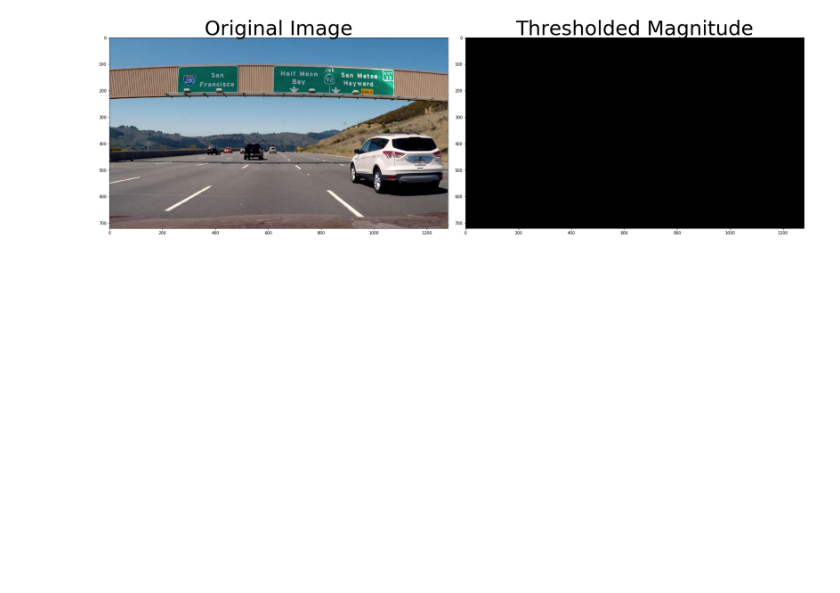
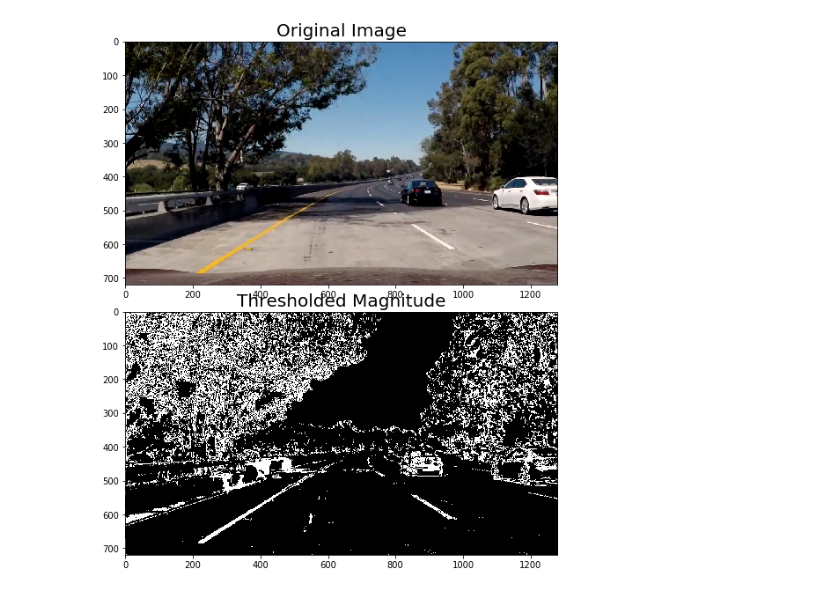
Before and after one commit to singlavinod/Self-Driving-Car-NanoDegree-Udacity, a Jupyter notebook: Term1-Computer-Vision-and-Deep-Learning/Project4-Advanced-Lane_Lines/visualize.ipynb, the cells around one changed output. Cells and saved outputs as stored; diff of their text form; code cells hidden in the pictures; blank space fills up the shorter version.

```diff
--- a/Term1-Computer-Vision-and-Deep-Learning/Project4-Advanced-Lane_Lines/visualize.ipynb
+++ b/Term1-Computer-Vision-and-Deep-Learning/Project4-Advanced-Lane_Lines/visualize.ipynb
@@ -6,6 +6,7 @@ import cv2
 import random
 %matplotlib inline
 # %%
-img = mpimg.imread(r"C:\Users\VINOD\Google Drive\SDCND\img.png")
+#img = mpimg.imread(r"C:\Users\VINOD\Google Drive\SDCND\img.png")
+img = mpimg.imread(r"C:\Users\VINOD\Google Drive\SDCND\CarND-Advanced-Lane-Lines\color-shadow-example.jpg")
 imgplot = plt.imshow(img)
 # %% [output]
@@ -92,7 +107,21 @@ def hls_select(img, thresh=(0, 255)):
 ksize = 3 # Choose a larger odd number to smooth gradient measurements
 
 # Apply each of the thresholding functions
-gradx = abs_sobel_thresh(img, orient='x', sobel_kernel=ksize, thresh=(0, 255))
-grady = abs_sobel_thresh(img, orient='y', sobel_kernel=ksize, thresh=(0, 255))
-mag_binary = mag_thresh(img, sobel_kernel=ksize, mag_thresh=(0, 255))
-dir_binary = dir_threshold(img, sobel_kernel=ksize, thresh=(0, np.pi/2))
+gradx = abs_sobel_thresh(img, orient='x', sobel_kernel=ksize, thresh=(20, 100))
+grady = abs_sobel_thresh(img, orient='y', sobel_kernel=ksize, thresh=(20, 100))
+mag_binary = mag_thresh(img, sobel_kernel=ksize, mag_thresh=(40, 100))
+dir_binary = dir_threshold(img, sobel_kernel=ksize, thresh=(1, np.pi/2))
+s_binary = s_select(img, thresh=(150, 255))
+h_binary = h_select(img, thresh=(100, 150))
+
+f, ax = plt.subplots(5,1, figsize = (9,40))
+ax[0].imshow(gradx, cmap='gray')
+ax[0].set_title('gradx')
+ax[1].imshow(grady, cmap='gray')
+ax[1].set_title('grady')
+ax[2].imshow(mag_binary, cmap='gray')
+ax[2].set_title('mag_binary')
+ax[3].imshow(h_binary, cmap='gray')
+ax[3].set_title('dir_binary')
+ax[4].imshow(s_binary, cmap='gray')
+ax[4].set_title('hls_binary')
@@ -99,13 +131,13 @@ dir_binary = dir_threshold(img, sobel_kernel=ksize, thresh=(0, np.pi/2))
 # %%
 combined = np.zeros_like(dir_binary)
-combined[((gradx == 1) & (grady == 1)) | ((mag_binary == 1) & (dir_binary == 1))] = 1
+combined[(((gradx == 1) & (gradx == 1)) | (hls_binary == 1))] = 1
 # Plot the result
-f, (ax1, ax2) = plt.subplots(1, 2, figsize=(24, 9))
+f, (ax1, ax2) = plt.subplots(2, 1, figsize=(18, 9))
 f.tight_layout()
 ax1.imshow(img)
-ax1.set_title('Original Image', fontsize=50)
+ax1.set_title('Original Image', fontsize=20)
 ax2.imshow(combined, cmap='gray')
-ax2.set_title('Thresholded Magnitude', fontsize=50)
+ax2.set_title('Thresholded Magnitude', fontsize=20)
 plt.subplots_adjust(left=0., right=1, top=0.9, bottom=0.)
 # %% [output]
-[figure, old version]
+[figure, new version]
```
Also changed, not shown: parts of 14 cells of this notebook.
